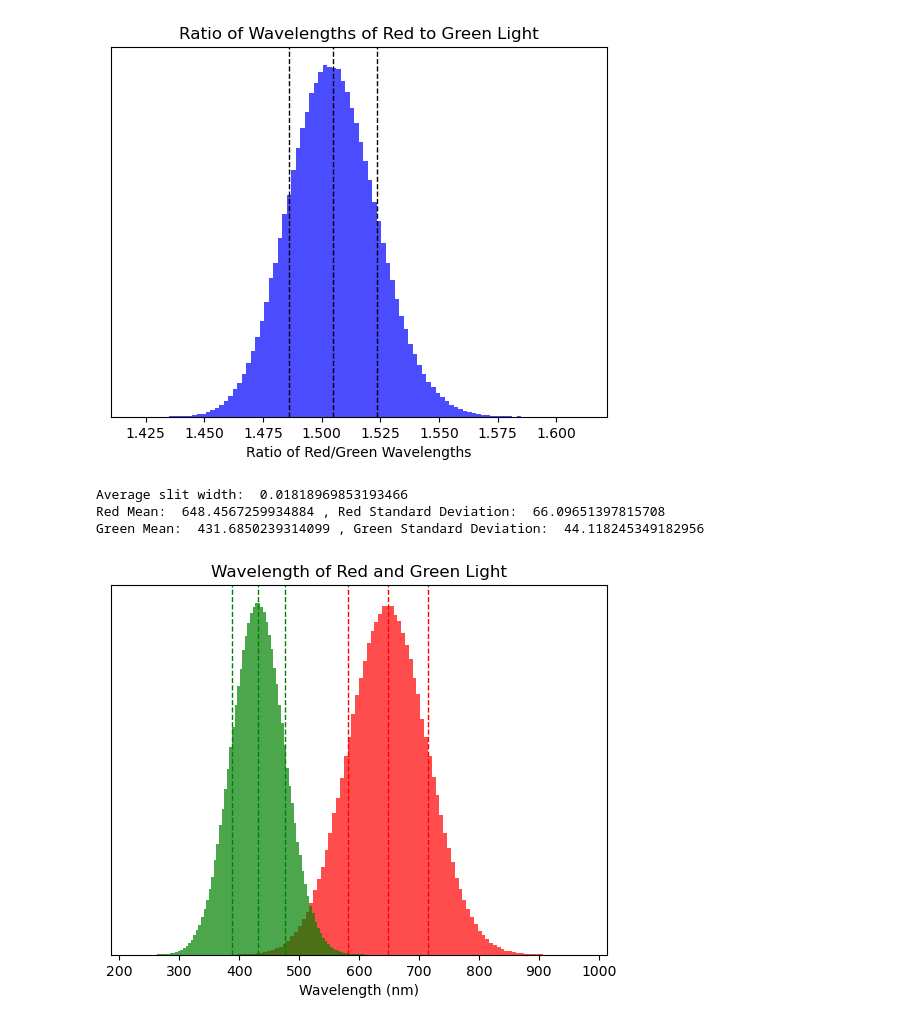
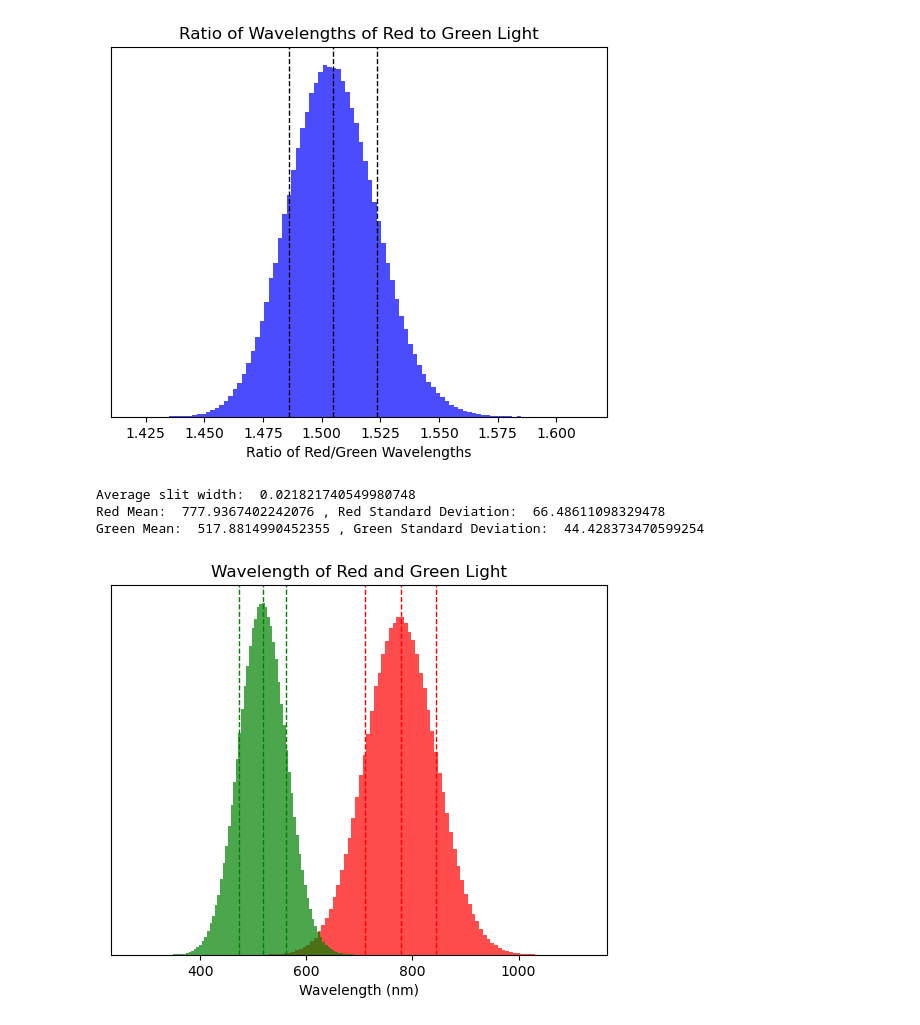
Before and after one commit to alexanderschatzberg/diffraction_lab, a Jupyter notebook: calculations.ipynb, the cells around one changed output. Saved outputs shown, nothing was run; the diff lists cells and outputs as text; code cells hidden in the pictures.

```diff
--- a/calculations.ipynb
+++ b/calculations.ipynb
@@ -88,12 +88,12 @@ Standard Deviation:  0.01881313635858442
 # %%
 #Calculating the actual wavelength of the two colors
 
-#Num of pixels in .1 cm: 37 +- 1
+#Num of pixels in .1 cm: 55 +- 1
 mm_pixels = np.random.normal(55, 1, size)
-#Num of pixels in the slit: 15 +- 1
-slit_pixels = np.random.normal(11, 1, size)
+#Num of pixels in the slit: 12 +- 1
+slit_pixels = np.random.normal(12, 1, size)
 
-slit_hist = (.1/mm_pixels)*slit_pixels
+slit_hist = (mm_pixels/slit_pixels)*0.1
 print("Average slit width: ", np.mean(slit_hist))
 
 #Equation to calculate the wavelength
@@ -119,34 +119,34 @@ for i in range(len(red_wavelength)):
     green_wavelength[i] = green_wavelength[i]*10000000
 
 #Plotting the data
 plt.hist(red_wavelength, bins=100, color='red', alpha=0.7, label='Red Wavelength')
 plt.hist(green_wavelength, bins=100, color='green', alpha=0.7, label='Green Wavelength')
 
 #Labels
 plt.title('Wavelength of Red and Green Light')
 plt.xlabel("Wavelength (nm)")
 
 green_mean = np.mean(green_wavelength)
 green_std = np.std(green_wavelength)
 
 red_mean = np.mean(red_wavelength)
 red_std = np.std(red_wavelength)
 
 #Mean and error lines
 plt.axvline(green_mean, color='g', linestyle='dashed', linewidth=1, label='Green Mean')
 plt.axvline(green_mean+green_std, color='g', linestyle='dashed', linewidth=1, label='Green 1 sigma')
 plt.axvline(green_mean-green_std, color='g', linestyle='dashed', linewidth=1, )
 
 plt.axvline(red_mean, color='r', linestyle='dashed', linewidth=1, label='Red Mean')
 plt.axvline(red_mean+red_std, color='r', linestyle='dashed', linewidth=1, label='Red 1 sigma')
 plt.axvline(red_mean-red_std, color='r', linestyle='dashed', linewidth=1, )
 
 #Labels
 plt.yticks([])
 print('Red Mean: ', red_mean, ', Red Standard Deviation: ', red_std)
 print('Green Mean: ', green_mean, ', Green Standard Deviation: ', green_std)
 # %% [output]
-Average slit width:  0.01818969853193466
-Red Mean:  648.4567259934884 , Red Standard Deviation:  66.09651397815708
-Green Mean:  431.6850239314099 , Green Standard Deviation:  44.118245349182956
+Average slit width:  0.021821740549980748
+Red Mean:  777.9367402242076 , Red Standard Deviation:  66.48611098329478
+Green Mean:  517.8814990452355 , Green Standard Deviation:  44.428373470599254
-[figure, old version]
+[figure, new version]
```
